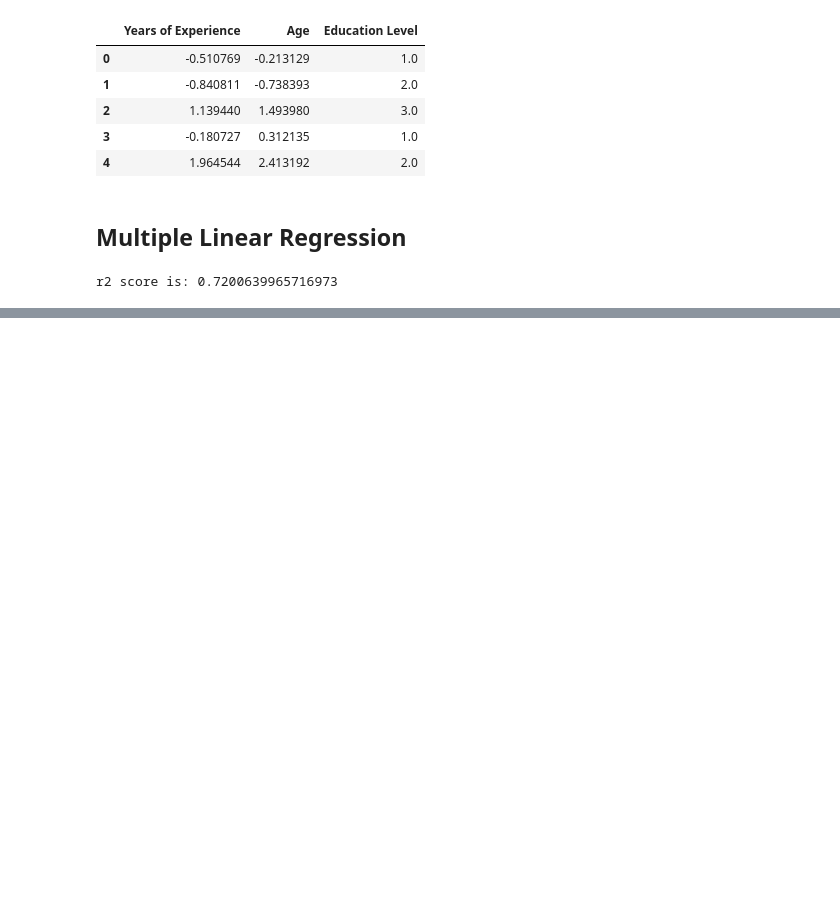
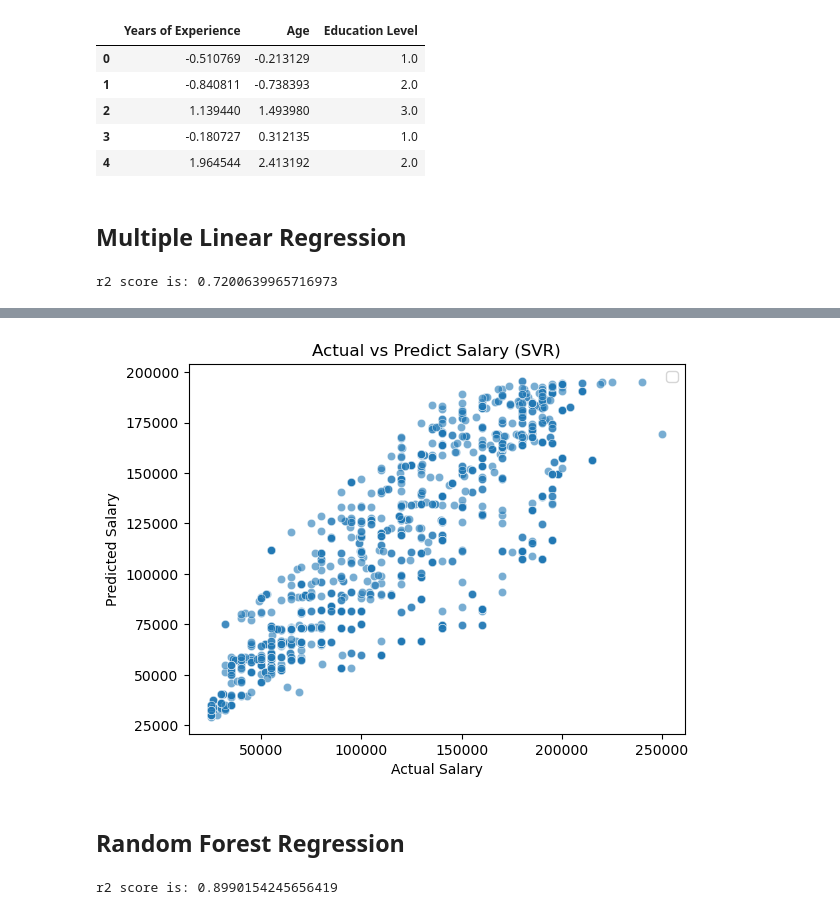
Before and after one commit to smoonlee1503/smoonlee1503, a Jupyter notebook: eda-ml-salary-based-on-country.ipynb, the cells around one changed output, grey strips where cells are left out. Drawn from its saved outputs; the diff is of its cells as text; code cells hidden in the pictures; blank space fills up the shorter version.

```diff
--- a/eda-ml-salary-based-on-country.ipynb
+++ b/eda-ml-salary-based-on-country.ipynb
@@ -291,0 +306,22 @@ plt.show()
+# %%
+# plot the graph between y_predict and y_test
+sns.scatterplot(x=y_test, y=y_pred, alpha=0.6)
+plt.xlabel('Actual Salary')
+plt.ylabel('Predicted Salary')
+plt.title('Actual vs Predict Salary (SVR)')
+plt.legend()
+plt.show()
+# %% [output]
+[figure, added]
+# %% [markdown]
+## Random Forest Regression
+# %%
+from sklearn.ensemble import RandomForestRegressor
+rf_reg = RandomForestRegressor(n_estimators=100, random_state=0)
+rf_reg.fit(x_train, y_train)
+y_pred = rf_reg.predict(x_test)
+r2_rfr = r2_score(y_test, y_pred)
+
+print('r2 score is:', r2_rfr)
+# %% [output]
+r2 score is: 0.8990154245656419
```
Also changed, not shown: parts of 9 cells of this notebook.
